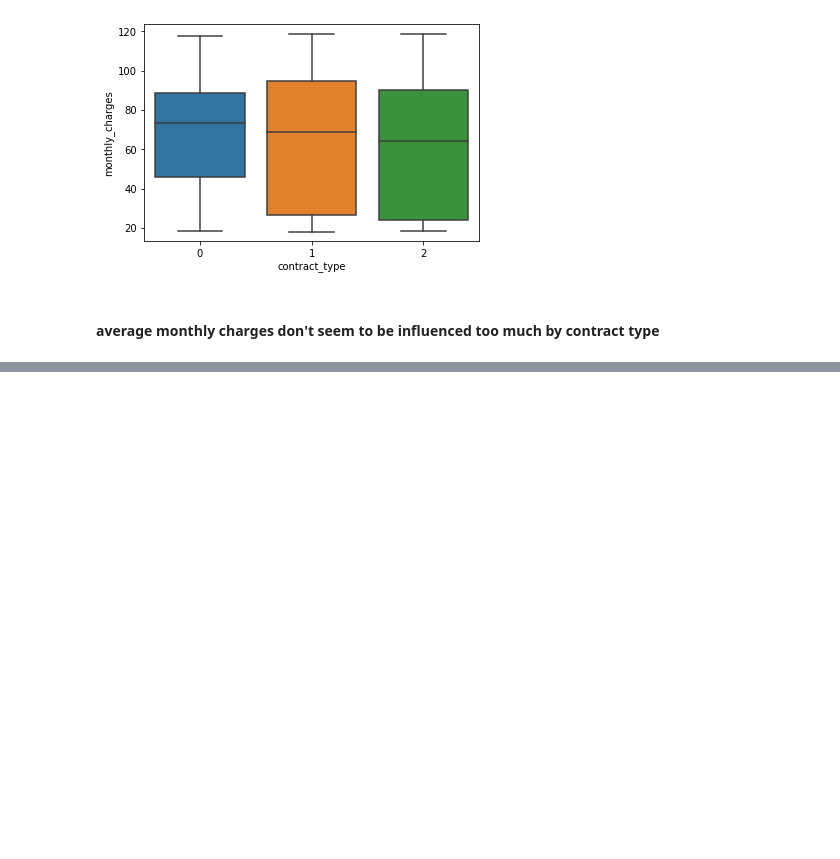
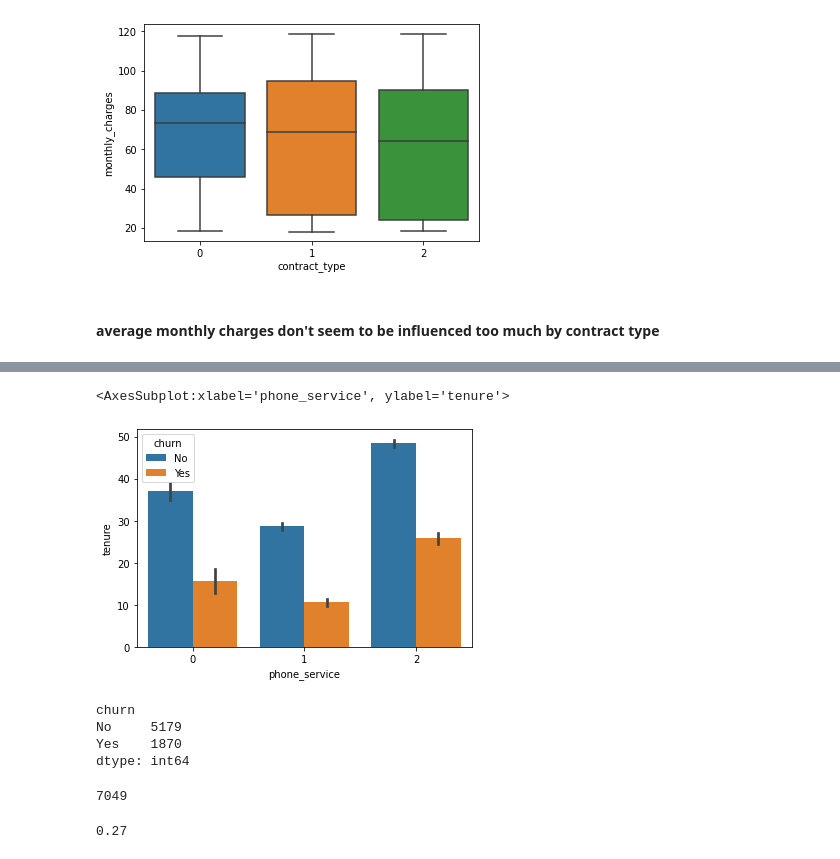
Before and after one commit to codyclonts/numpy-pandas-visualization-exercises, a Jupyter notebook: telco_project.ipynb, the cells around one changed output, grey strips where cells are left out. Drawn from its saved outputs; the diff is of its cells as text; code cells hidden in the pictures; blank space fills up the shorter version.

Commit message:
continued work on telco project

```diff
--- a/telco_project.ipynb
+++ b/telco_project.ipynb
@@ -201,0 +230,20 @@ sns.boxplot(x= 'contract_type' , y = 'monthly_charges', data = telcom)
+# %%
+sns.barplot(x= 'phone_service' , y = 'tenure', hue = 'churn', data = telcom)
+# %% [output]
+<AxesSubplot:xlabel='phone_service', ylabel='tenure'>
+[figure, added]
+# %%
+telco.value_counts('churn')
+# %% [output]
+churn
+No     5179
+Yes    1870
+dtype: int64
+# %%
+5179+1870
+# %% [output]
+7049
+# %%
+round(1870/7049,2)
+# %% [output]
+0.27
```
Also changed, not shown: parts of 4 cells of this notebook.
